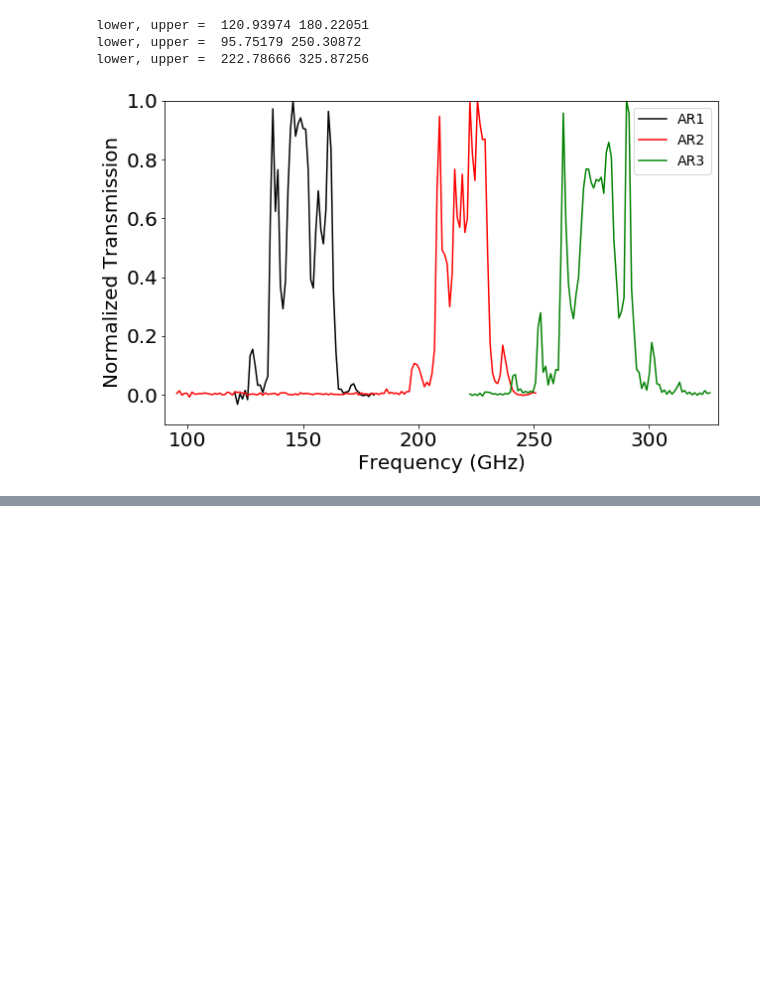
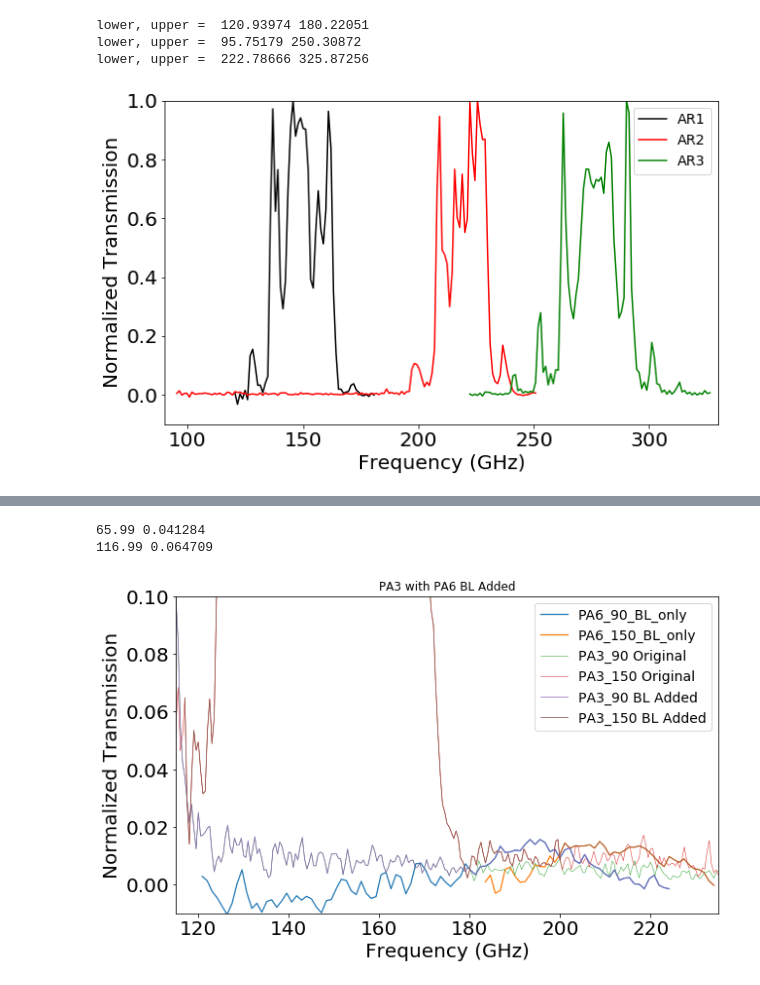
Before and after one commit to jcolinhill/ACT_bandpasses, a Jupyter notebook: truncate_bandpasses.ipynb, the cells around one changed output, grey strips where cells are left out. Cells and saved outputs as stored; diff of their text form; code cells hidden in the pictures; blank space fills up the shorter version.

```diff
--- a/truncate_bandpasses.ipynb
+++ b/truncate_bandpasses.ipynb
@@ -379,2 +528,68 @@ for i in range(N_AdvACT):
+# %%
+# append the blue leak onto PA3 90 and 150 GHz, be careful to preserve smoothness
+# start with the original PA3 data
+nu_PA3_90 = np.copy(nu_ACTPol[2])
+fnu_PA3_90 = np.copy(fnu_ACTPol[2])
+nu_PA3_150 = np.copy(nu_ACTPol[3])
+fnu_PA3_150 = np.copy(fnu_ACTPol[3])
+
+# manually find where the PA3 90 GHz data crosses the blue leak
+# result: basically right on 180 GHz
+#  this is element index 240 in nu_PA3_90
+#  and element index 54 in nu_PA6_90_BL_only
+#print(nu_PA3_90[240])
+#print(fnu_PA3_90[240])
+#print(nu_PA6_90_BL_only[54], fnu_PA6_90_BL_only[54])
+# delete everything from element 240 onward in PA3_90 and then
+#   replace with the PA6_90 blue leak
+nu_PA3_90 = nu_PA3_90[:241]
+fnu_PA3_90 = fnu_PA3_90[:241]
+nu_PA3_90_wBL = np.append(nu_PA3_90,nu_PA6_90_BL_only[54:])
+fnu_PA3_90_wBL = np.append(fnu_PA3_90,fnu_PA6_90_BL_only[54:])
+# then perform a low-end truncation -- from above, we know the low-end cutoff is 65.98 GHz
+keep = np.where(nu_PA3_90_wBL > 65.98)
+nu_PA3_90_wBL = nu_PA3_90_wBL[keep]
+fnu_PA3_90_wBL = fnu_PA3_90_wBL[keep]
+print(nu_PA3_90_wBL[0],fnu_PA3_90_wBL[0])
+
+# manually find where the PA3 150 GHz data crosses the blue leak
+# result: basically right on 200 GHz
+#  this is element index 200 in nu_PA3_150
+#  and element index 15 in nu_PA6_150_BL_only
+#print(nu_PA3_150[200],fnu_PA3_150[200])
+#print(nu_PA6_150_BL_only[15], fnu_PA6_150_BL_only[15])
+# delete everything from element 200 onward in PA3_150 and then
+#   replace with the PA6_150 blue leak
+nu_PA3_150 = nu_PA3_150[:201]
+fnu_PA3_150 = fnu_PA3_150[:201]
+nu_PA3_150_wBL = np.append(nu_PA3_150,nu_PA6_150_BL_only[15:])
+fnu_PA3_150_wBL = np.append(fnu_PA3_150,fnu_PA6_150_BL_only[15:])
+# then perform a low-end truncation -- from above, we know the low-end cutoff is 116.98 GHz
+keep = np.where(nu_PA3_150_wBL > 116.98)
+nu_PA3_150_wBL = nu_PA3_150_wBL[keep]
+fnu_PA3_150_wBL = fnu_PA3_150_wBL[keep]
+print(nu_PA3_150_wBL[0],fnu_PA3_150_wBL[0])
+
+# plot
+plt.figure(figsize=(10,6))
+plt.plot(nu_PA6_90_BL_only, fnu_PA6_90_BL_only, lw=1.25)
+plt.plot(nu_PA6_150_BL_only, fnu_PA6_150_BL_only, lw=1.25)
+plt.plot(nu_ACTPol[2], fnu_ACTPol[2], lw=0.5)
+plt.plot(nu_ACTPol[3], fnu_ACTPol[3], lw=0.5)
+plt.plot(nu_PA3_90_wBL, fnu_PA3_90_wBL, lw=0.75)
+plt.plot(nu_PA3_150_wBL, fnu_PA3_150_wBL, lw=0.75)
+plt.tick_params(labelsize=20)
+plt.ylim(-0.01,0.1)
+plt.xlabel('Frequency (GHz)', fontsize=20)
+plt.ylabel('Normalized Transmission', fontsize=20)
+#plt.legend(['PA1 average', 'PA2 average', 'PA3_90 average', 'PA3_150 average'], fontsize=14)
+plt.legend(['PA6_90_BL_only', 'PA6_150_BL_only', 'PA3_90 Original', 'PA3_150 Original', 'PA3_90 BL Added', 'PA3_150 BL Added'], fontsize=14)
+plt.title("PA3 with PA6 BL Added")
+plt.xlim(115.,235.)
+plt.show()
+# %% [output]
+65.99 0.041284
+116.99 0.064709
+[figure, added]
 # %%
 # save PA3 90 and 150 GHz versions with blue leak best-guess model included
```
Also changed, not shown: parts of 14 cells of this notebook, 1 other file.
